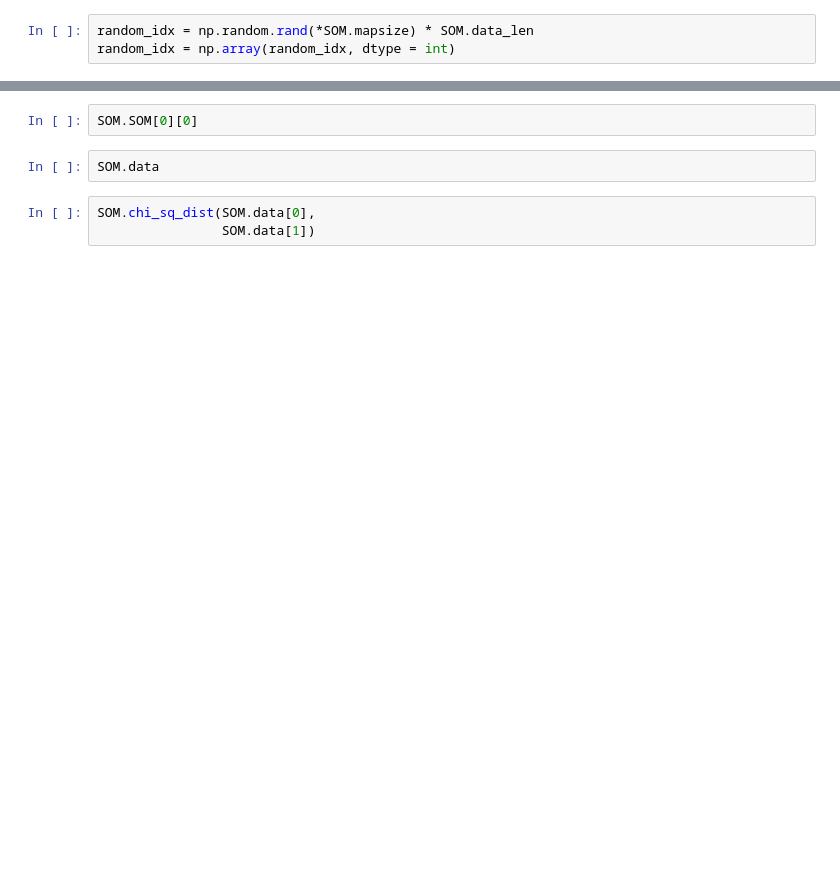
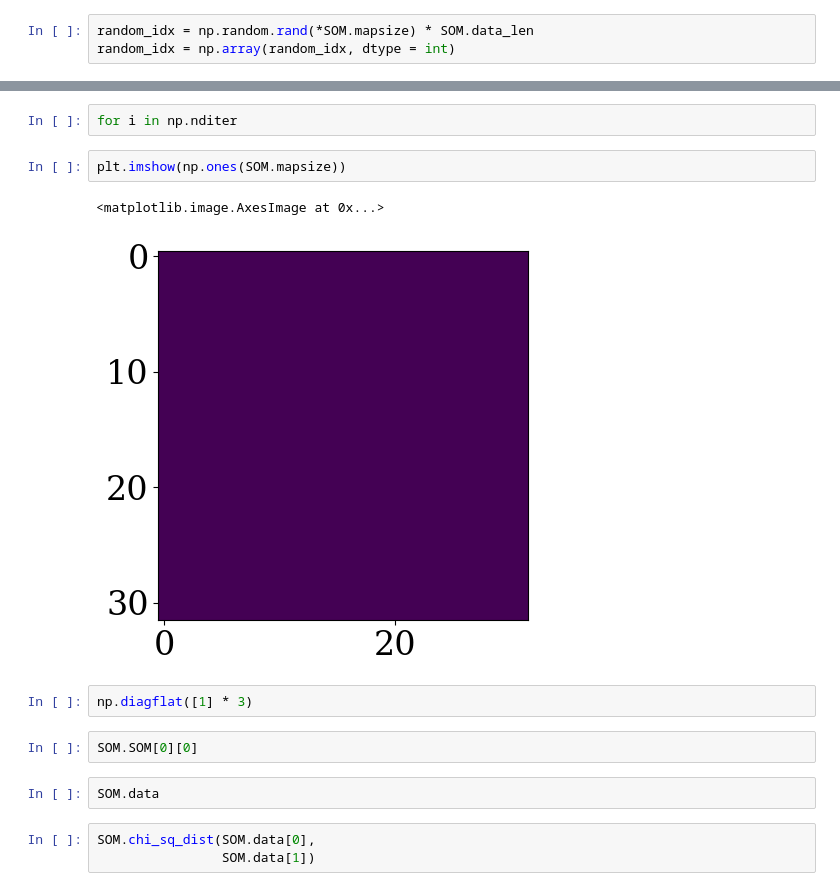
Before and after one commit to lsajkov/strw_mpdg, a Jupyter notebook: build_som.ipynb, the cells around one changed output, grey strips where cells are left out. Drawn from its saved outputs; the diff is of its cells as text; blank space fills up the shorter version.

```diff
--- a/build_som.ipynb
+++ b/build_som.ipynb
@@ -61,3 +127,12 @@ plt.plot(np.random.rand(range(100)))
+# %%
+for i in np.nditer
+# %%
+plt.imshow(np.ones(SOM.mapsize))
+# %% [output]
+<matplotlib.image.AxesImage at 0x...>
+[figure, added]
+# %%
+np.diagflat([1] * 3)
 # %%
 SOM.SOM[0][0]
 # %%
```
Also changed, not shown: parts of 28 cells of this notebook, 2 other files.
